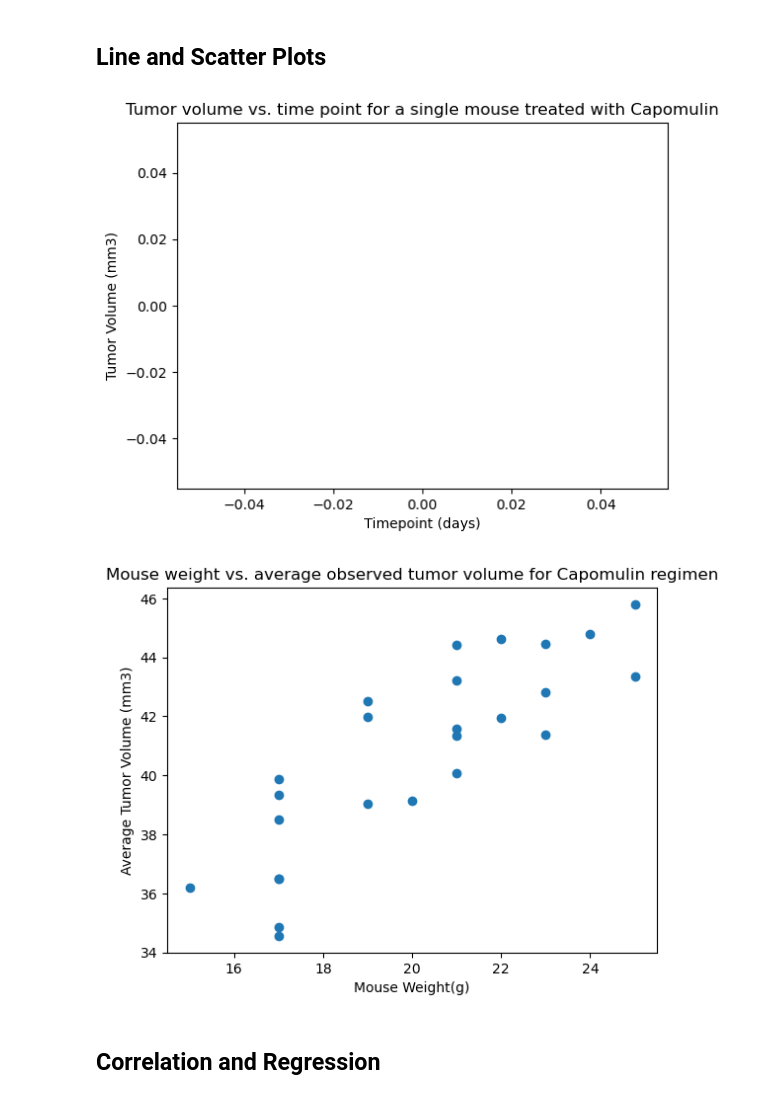
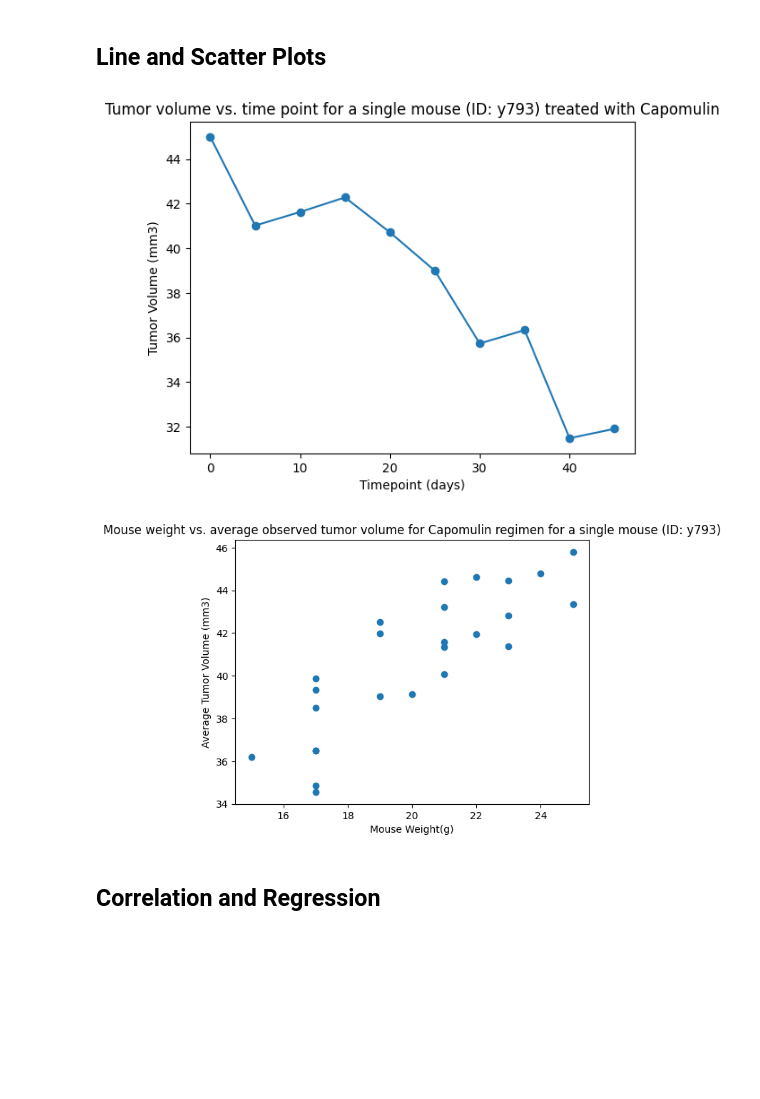
Before and after one commit to Savina-B/Matplotlib-challenge, a Jupyter notebook: pymaceuticals_starter.ipynb, the cells around one changed output. Cells and saved outputs as stored; diff of their text form; code cells hidden in the pictures; blank space fills up the shorter version.

```diff
--- a/pymaceuticals_starter.ipynb
+++ b/pymaceuticals_starter.ipynb
@@ -267,18 +267,21 @@ plt.show()
 # %%
 # Generate a line plot of tumor volume vs. time point for a single mouse treated with Capomulin
 
-mouse_id = "i509"
+#Selcet a mouse ID for analysis
+mouse_id = "y793"
+
 
 mouse_data = combined_data[(combined_data["Mouse ID"] == mouse_id) & (combined_data["Drug Regimen"] == "Capomulin")]
+#print(mouse_data)
 plt.plot(mouse_data["Timepoint"], mouse_data["Tumor Volume (mm3)"], marker="o")
 
-plt.title("Tumor volume vs. time point for a single mouse treated with Capomulin")
+plt.title("Tumor volume vs. time point for a single mouse (ID: y793) treated with Capomulin")
 plt.xlabel("Timepoint (days)")
 plt.ylabel("Tumor Volume (mm3)")
 
 plt.show()
 # %% [output]
-[figure, old version]
+[figure, new version]
 # %%
 # Generate a scatter plot of mouse weight vs. the average observed tumor volume for the entire Capomulin regimen
 capomulin_regimen = combined_data[combined_data["Drug Regimen"] == "Capomulin"]
@@ -288,13 +291,13 @@ mouse_weight = capomulin_regimen.groupby("Mouse ID")["Weight (g)"].first()
 
 plt.scatter(mouse_weight, average_tumor_volume)
 
-plt.title("Mouse weight vs. average observed tumor volume for Capomulin regimen")
+plt.title("Mouse weight vs. average observed tumor volume for Capomulin regimen for a single mouse (ID: y793)")
 plt.xlabel("Mouse Weight(g)")
 plt.ylabel("Average Tumor Volume (mm3)")
 
 plt.show()
 # %% [output]
-[figure, old version]
+[figure, new version]
 # %% [markdown]
 ## Correlation and Regression
 # %%
```
Also changed, not shown: parts of 4 cells of this notebook.
